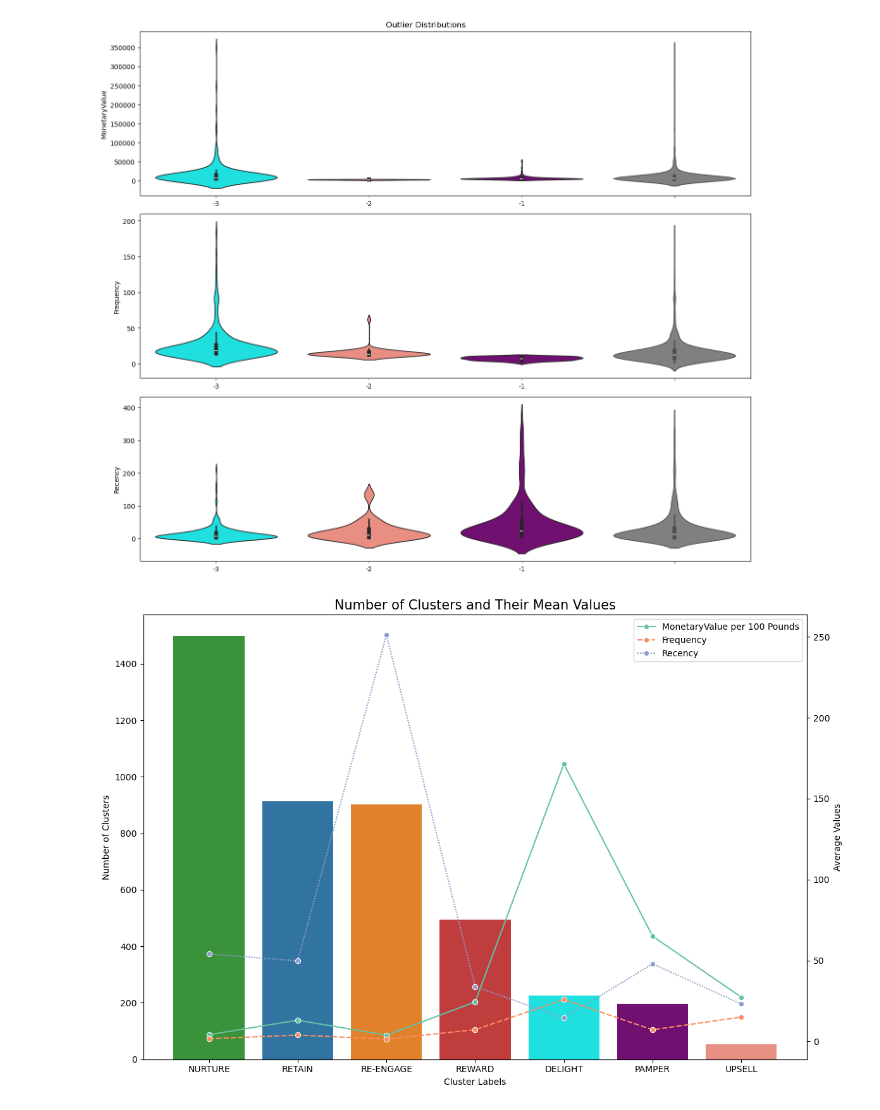
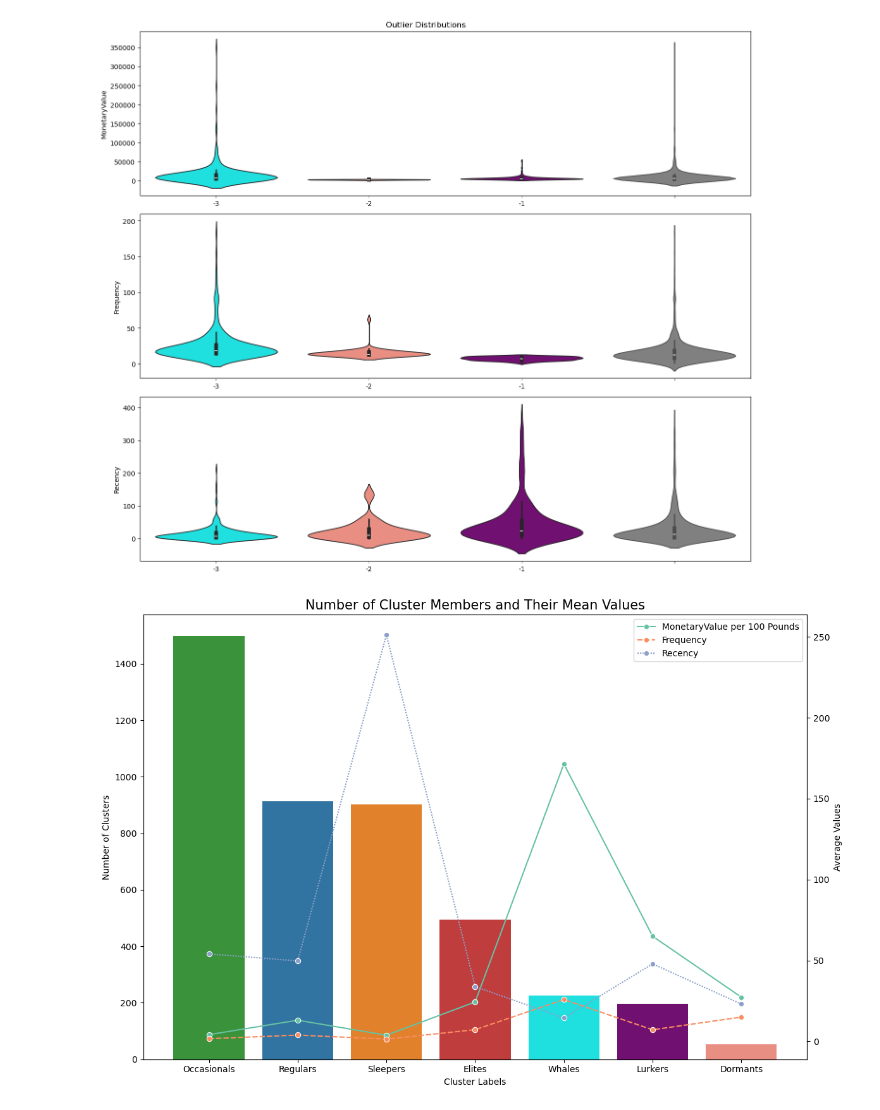
Before and after one commit to mertku/Customer_Segmentation_Python, a Jupyter notebook: Customer_Segmentation.ipynb, the cells around one changed output. Cells and saved outputs as stored; diff of their text form; code cells hidden in the pictures.

```diff
--- a/Customer_Segmentation.ipynb
+++ b/Customer_Segmentation.ipynb
@@ -144,7 +159,8 @@ plt.show()
 # %%
 scaler = StandardScaler()
 scaled_l = scaler.fit_transform(non_outlier_df[['MonetaryValue','Frequency','Recency']])
-scaled_df = pd.DataFrame(scaled_l , index = non_outlier_df.index , columns = ['MonetaryValue','Frequency','Recency'])
+scaled_df = pd.DataFrame(scaled_l , index = non_outlier_df.index ,
+                         columns = ['MonetaryValue','Frequency','Recency'])
 # %%
 fig = plt.figure(figsize=(8,8))
 ax= fig.add_subplot(projection = '3d')
@@ -301,35 +295,47 @@ cluster_labels = {
+# %%
+#Joining data
+full_df = pd.concat([non_outlier_df,full_outlier])
+
+cluster_names = {
+    -3: "Whales",         # High spending and frequency, inconsistent recency
+    -2: "Dormants",       # Extremely low spending and activity
+    -1: "Lurkers",        # Low to moderate spending and engagement
+    0: "Regulars",        # Moderate spending, consistent activity
+    1: "Sleepers",        # Low spending, infrequent activity
+    2: "Occasionals",     # Predictable low spending and rare activity
+    3: "Elites"           # High spending, frequent, and recent activity
+}
 # %%
-full_df = pd.concat([non_outlier_df,full_outlier])
-full_df['ClusterLabels'] = full_df['Clusters'].map(cluster_labels)
+full_df['ClusterLabels'] = full_df['Clusters'].map(cluster_names)
 # %%
-full_colors = {   'RETAIN': '#1f77b4',
-                  'RE-ENGAGE': '#ff7f0e',
-                  'NURTURE': '#2ca02c',
-                  'REWARD': '#d62728',
-                  'PAMPER': '#800080',
-                 'UPSELL': '#FA8072',
-                 'DELIGHT': '#00FFFF' }
+full_colors = {   'Regulars': '#1f77b4',
+                  'Sleepers': '#ff7f0e',
+                  'Occasionals': '#2ca02c',
+                  'Elites': '#d62728',
+                  'Lurkers': '#800080',
+                 "Dormants": '#FA8072',
+                 "Whales": '#00FFFF' }
 
 
 cluster_count = full_df['ClusterLabels'].value_counts().reset_index(name='count')
 full_colo=cluster_count['ClusterLabels'].map(full_colors)
 
 
 full_df['MonetaryValue per 100 Pounds'] = full_df['MonetaryValue']/ 100
 cluster_means = full_df.groupby('ClusterLabels')[['MonetaryValue per 100 Pounds','Frequency','Recency']].mean()
 
 fig  , ax1 = plt.subplots(figsize=(12,8))
 sns.barplot(x=cluster_count['ClusterLabels'],y=cluster_count['count'] , hue=cluster_count['ClusterLabels'] ,palette =full_colors,ax=ax1)
 plt.xlabel('Cluster Labels')
 ax1.set_ylabel('Number of Clusters')
 ax2= ax1.twinx()
 
 sns.lineplot(cluster_means,markers=['o']*3 ,palette='Set2',ax=ax2)
 ax2.set_ylabel('Average Values')
 
-plt.title('Number of Clusters and Their Mean Values' , fontsize = 15)
+plt.title('Number of Cluster Members and Their Mean Values' , fontsize = 15)
 
 plt.tight_layout()
 plt.show()
 # %% [output]
-[figure, old version]
+[figure, new version]
```
Also changed, not shown: parts of 5 cells of this notebook, 8 other files.
